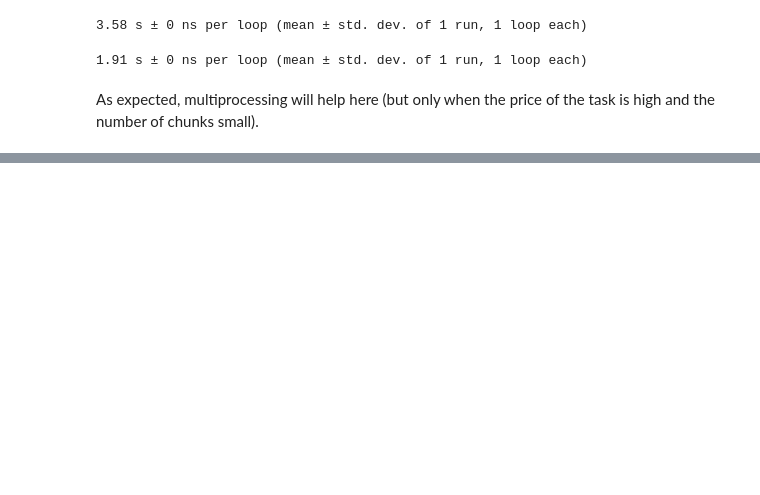
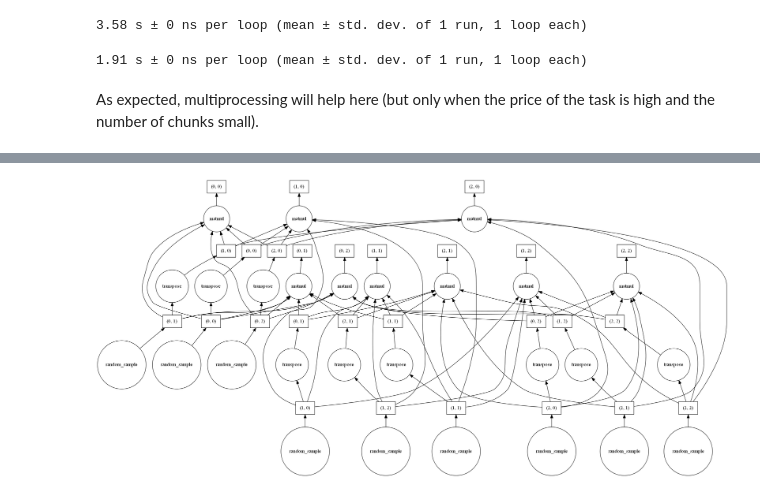
Before and after one commit to HiLASEPythonCourse/hilase-python-course-2021, a Jupyter notebook: 260_dask.ipynb, the cells around one changed output, grey strips where cells are left out. Saved outputs shown, nothing was run; the diff lists cells and outputs as text; code cells hidden in the pictures; blank space fills up the shorter version.

```diff
--- a/260_dask.ipynb
+++ b/260_dask.ipynb
@@ -286,0 +376,4 @@ There are many alternatives that each target different aspects of the
+# %%
+(x @ x.T).visualize()
+# %% [output]
+[figure, added]
```
Also changed, not shown: parts of 52 cells of this notebook, 1 other file.
